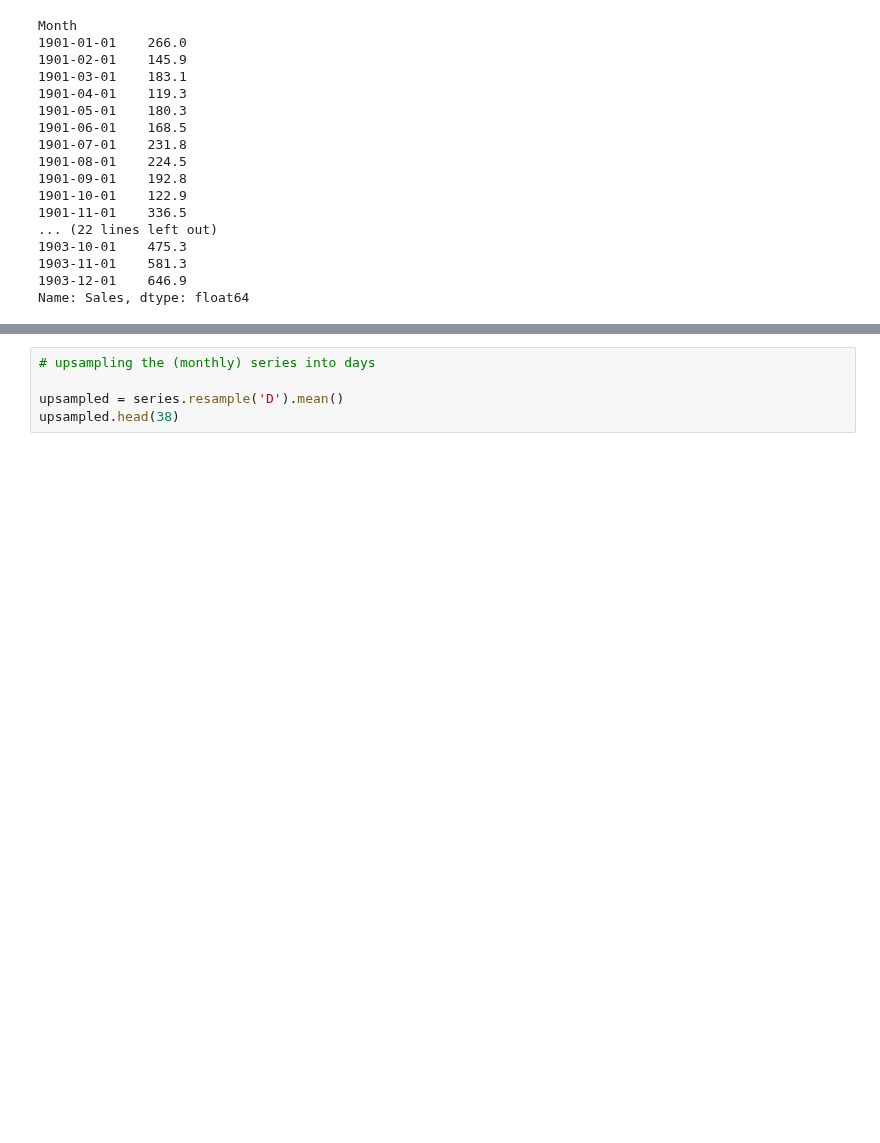
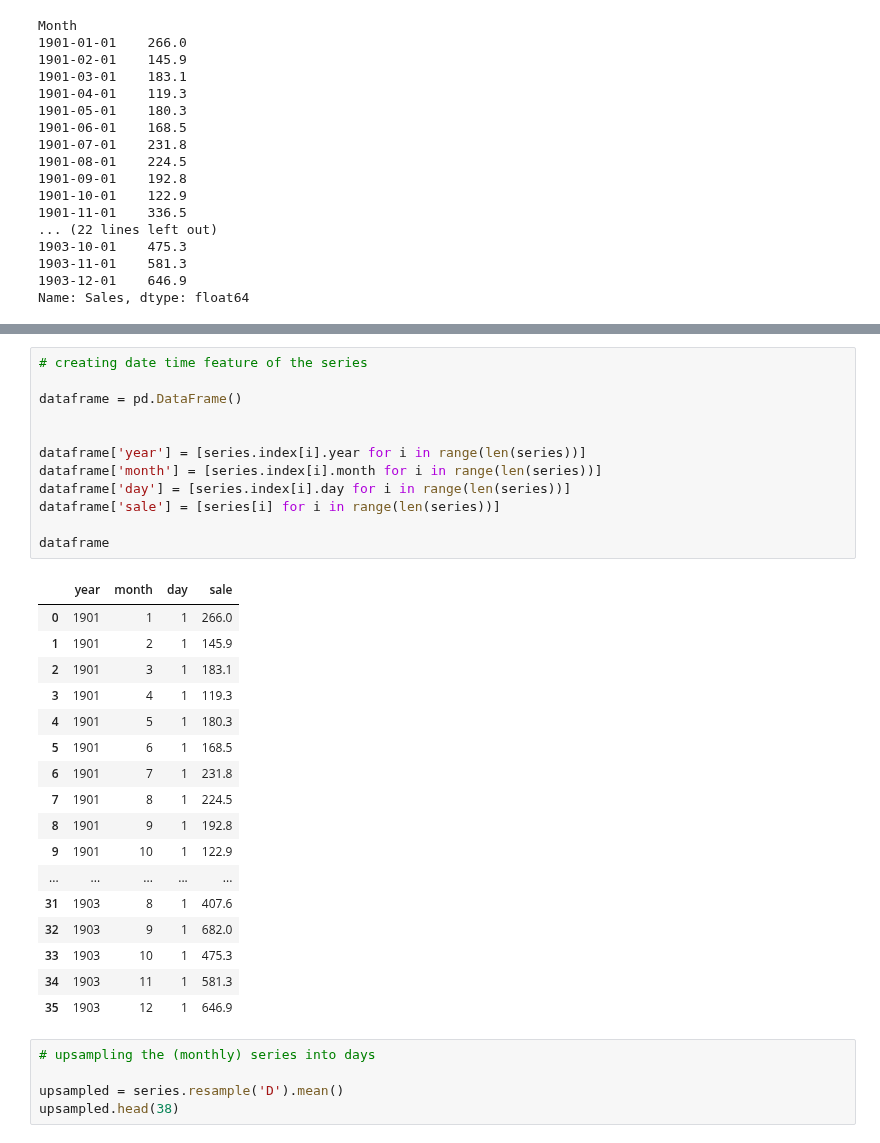
Before and after one commit to ayosamobitade/Time-Series-Analytic-Projects, a Jupyter notebook: Shampoo Sales/Shampoo Sales.ipynb, the cells around one changed output, grey strips where cells are left out. Drawn from its saved outputs; the diff is of its cells as text; blank space fills up the shorter version.

```diff
--- a/Shampoo Sales/Shampoo Sales.ipynb
+++ b/Shampoo Sales/Shampoo Sales.ipynb
@@ -41,3 +63,33 @@ Name: Sales, dtype: float64
+# %%
+# creating date time feature of the series
+
+dataframe = pd.DataFrame()
+
+
+dataframe['year'] = [series.index[i].year for i in range(len(series))]
+dataframe['month'] = [series.index[i].month for i in range(len(series))]
+dataframe['day'] = [series.index[i].day for i in range(len(series))]
+dataframe['sale'] = [series[i] for i in range(len(series))]
+
+dataframe
+# %% [output]
+|  | year | month | day | sale |
+| 0 | 1901 | 1 | 1 | 266.0 |
+| 1 | 1901 | 2 | 1 | 145.9 |
+| 2 | 1901 | 3 | 1 | 183.1 |
+| 3 | 1901 | 4 | 1 | 119.3 |
+| 4 | 1901 | 5 | 1 | 180.3 |
+| 5 | 1901 | 6 | 1 | 168.5 |
+| 6 | 1901 | 7 | 1 | 231.8 |
+| 7 | 1901 | 8 | 1 | 224.5 |
+| 8 | 1901 | 9 | 1 | 192.8 |
+| 9 | 1901 | 10 | 1 | 122.9 |
+| ... | ... | ... | ... | ... |
+| 31 | 1903 | 8 | 1 | 407.6 |
+| 32 | 1903 | 9 | 1 | 682.0 |
+| 33 | 1903 | 10 | 1 | 475.3 |
+| 34 | 1903 | 11 | 1 | 581.3 |
+| 35 | 1903 | 12 | 1 | 646.9 |
 # %%
 # upsampling the (monthly) series into days
 
```
Also changed, not shown: parts of 4 cells of this notebook, 3 other files.
